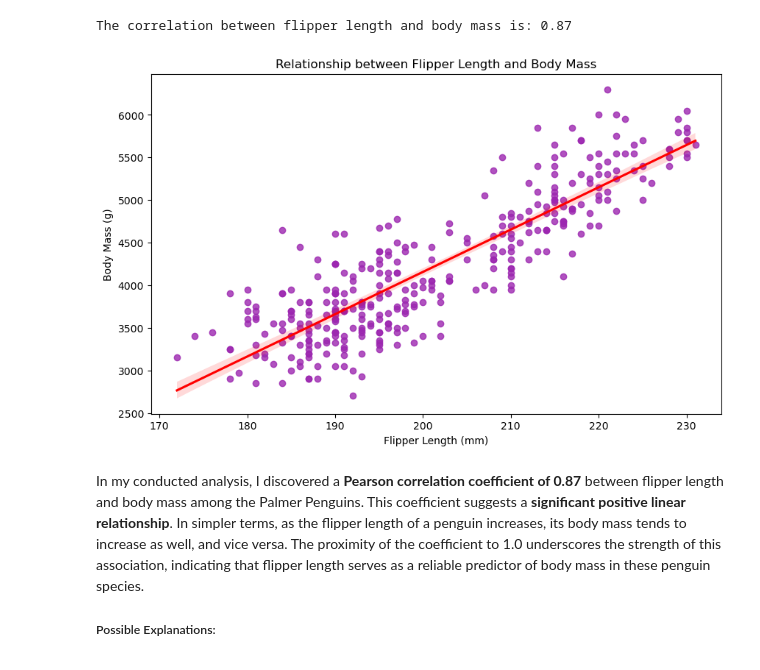
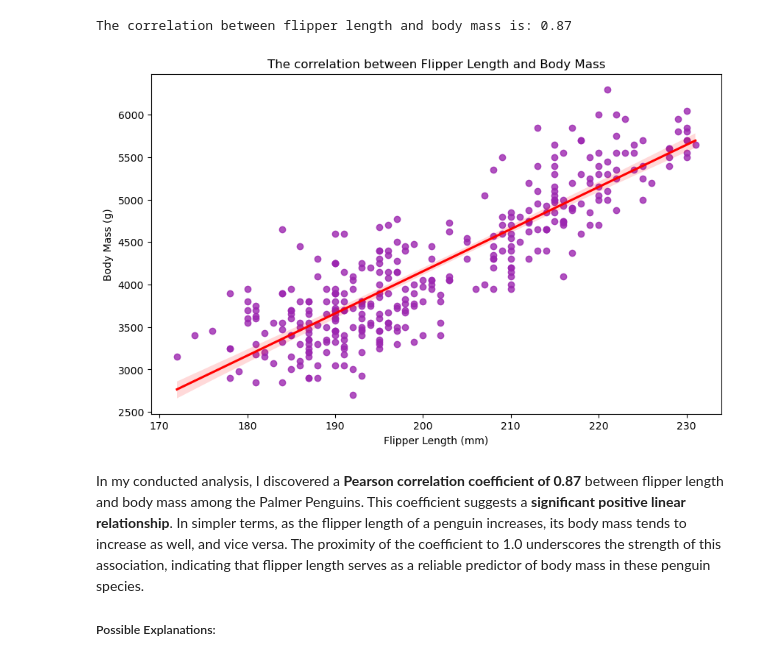
Before and after one commit to Galal-Abdelaziz/PRINCIPLES-OF-DATA-ANALYTICS, a Jupyter notebook: penguins.ipynb, the cells around one changed output. Cells and saved outputs as stored; diff of their text form; code cells hidden in the pictures.

```diff
--- a/penguins.ipynb
+++ b/penguins.ipynb
@@ -383,14 +383,14 @@ The correlation between flipper length and body mass is: 0.87
 # %%
 # plotting the correlation with a best fit line
 
 plt.figure(figsize=(10, 6))
 sns.regplot(x='flipper_length_mm', y='body_mass_g', data=df, scatter_kws={'color':'#9C27B0'}, line_kws={'color':'#FF0000'})
-plt.title('Relationship between Flipper Length and Body Mass')
+plt.title('The correlation between Flipper Length and Body Mass')
 plt.xlabel('Flipper Length (mm)')
 plt.ylabel('Body Mass (g)')
 plt.show()
 # %% [output]
-[figure, old version]
+[figure, new version]
 # %% [markdown]
 
 
```
